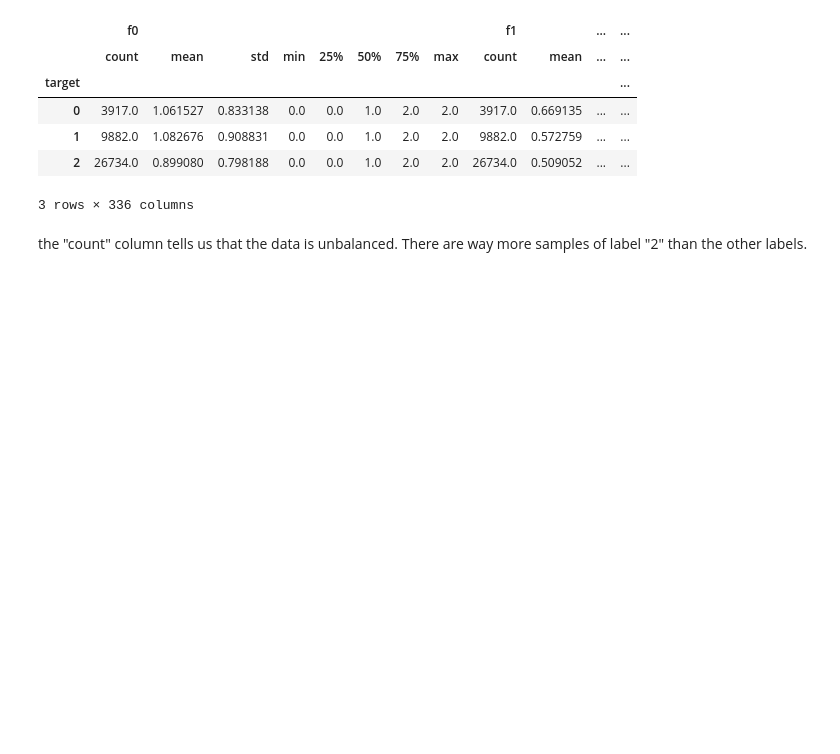
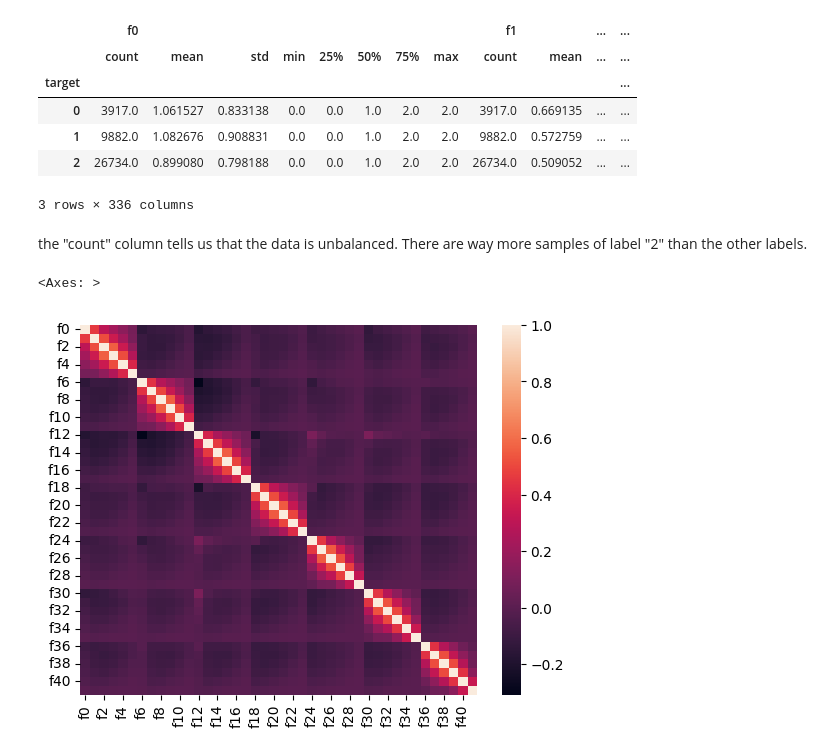
Before and after one commit to guy120494/AppliedMachineLearningCourseBGU, a Jupyter notebook: hw2/experiment.ipynb, the cells around one changed output. Saved outputs shown, nothing was run; the diff lists cells and outputs as text; code cells hidden in the pictures; blank space fills up the shorter version.

```diff
--- a/hw2/experiment.ipynb
+++ b/hw2/experiment.ipynb
@@ -70,3 +90,9 @@ the "count" column tells us that the data is unbalanced. There are way more samp
 train_features, train_labels = train.drop('target', axis=1), train['target']
 dev_features, dev_labels = dev.drop('target', axis=1), dev['target']
 test_features, test_labels = test.drop('target', axis=1), test['target']
+# %%
+# Check for redundant feature. We decide againts removing features since the correlations are not strong enough
+sns.heatmap(train_features.corr())
+# %% [output]
+<Axes: >
+[figure, added]
```
Also changed, not shown: parts of 22 cells of this notebook.
